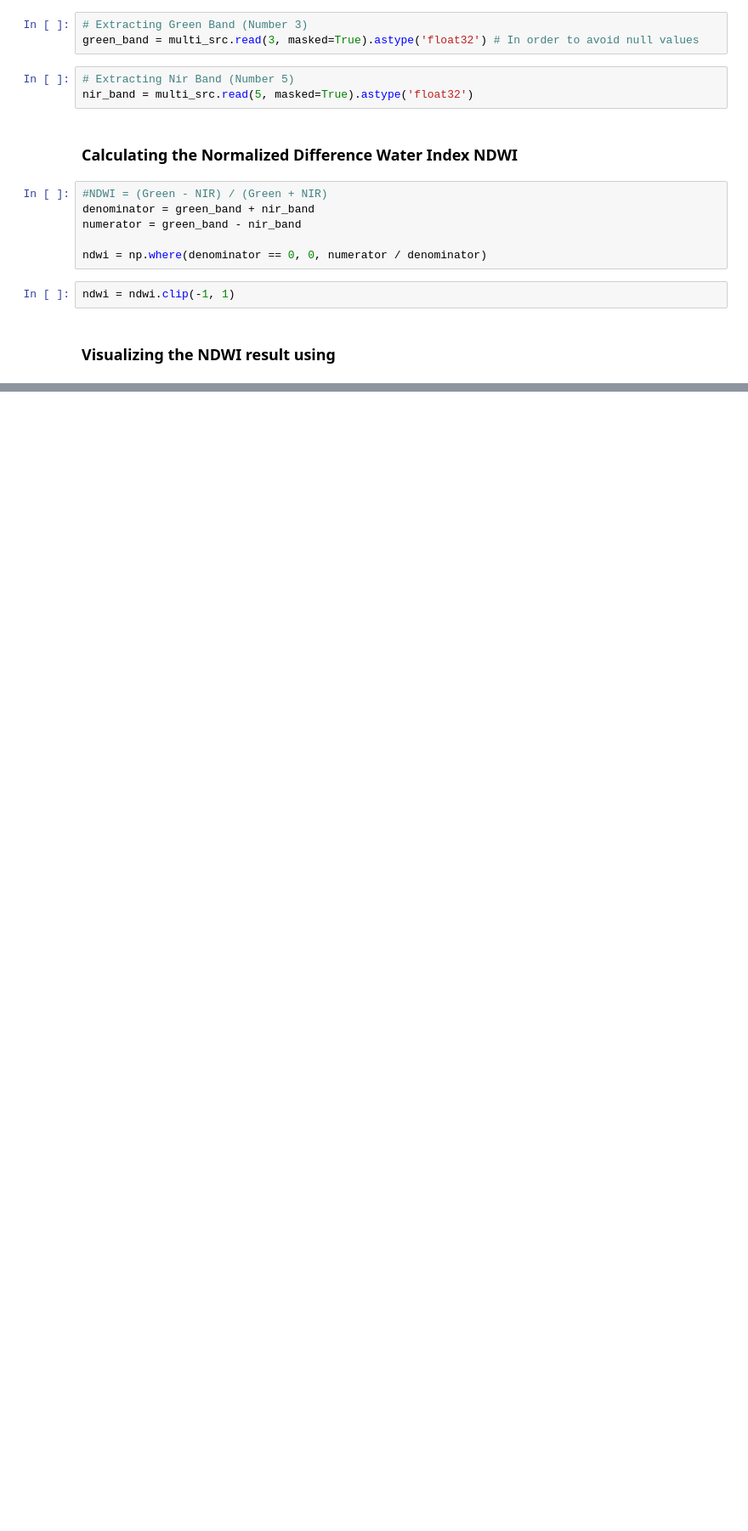
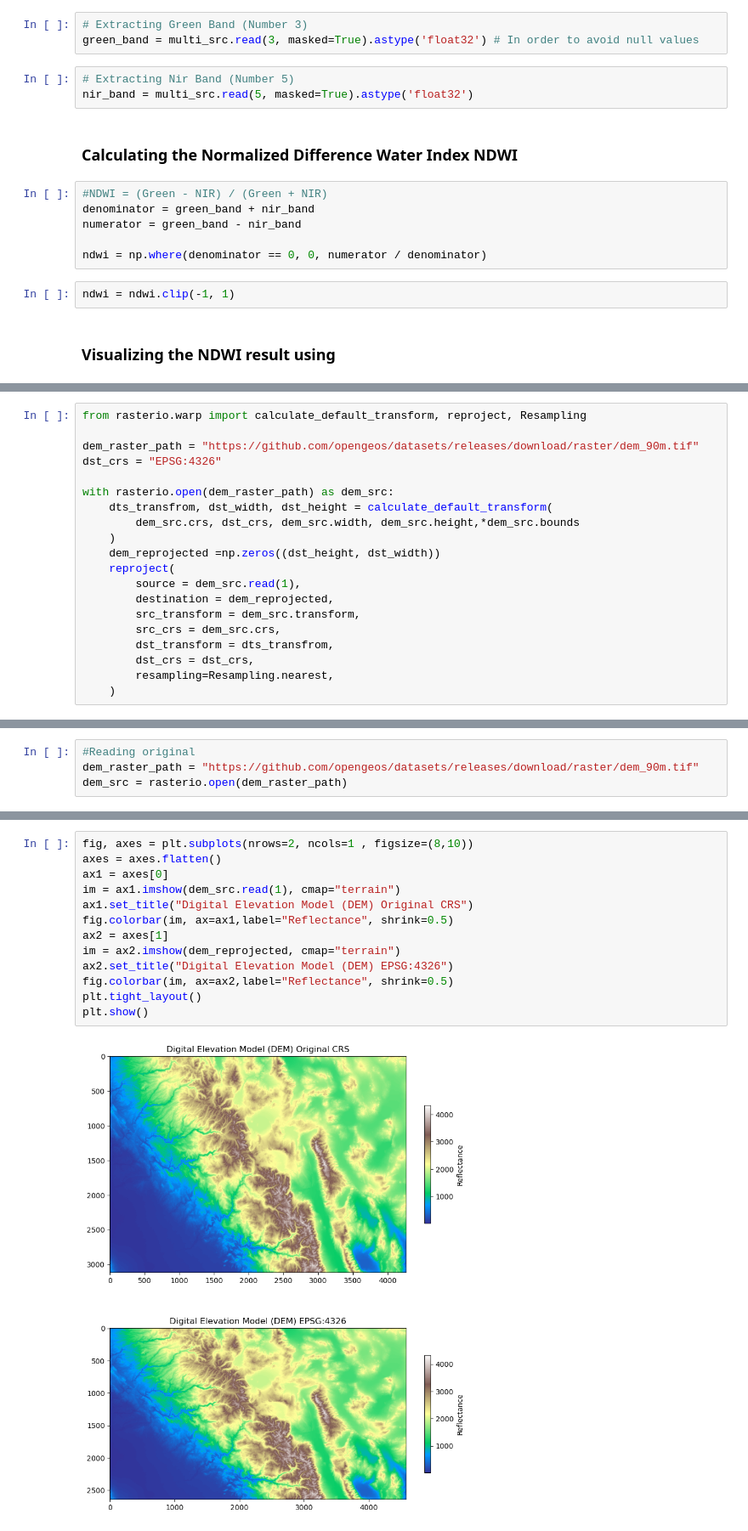
Before and after one commit to ilukep00/gis-programming, a Jupyter notebook: rastermanipulation.ipynb, the cells around one changed output, grey strips where cells are left out. Shown at 85% size. Cells and saved outputs as stored; diff of their text form; blank space fills up the shorter version.

```diff
--- a/rastermanipulation.ipynb
+++ b/rastermanipulation.ipynb
@@ -254,0 +281,20 @@ plt.show()
+# %%
+from rasterio.warp import calculate_default_transform, reproject, Resampling
+
+dem_raster_path = "https://github.com/opengeos/datasets/releases/download/raster/dem_90m.tif"
+dst_crs = "EPSG:4326"
+
+with rasterio.open(dem_raster_path) as dem_src:
+    dts_transfrom, dst_width, dst_height = calculate_default_transform(
+        dem_src.crs, dst_crs, dem_src.width, dem_src.height,*dem_src.bounds
+    )
+    dem_reprojected =np.zeros((dst_height, dst_width))
+    reproject(
+        source = dem_src.read(1),
+        destination = dem_reprojected,
+        src_transform = dem_src.transform,
+        src_crs = dem_src.crs,
+        dst_transform = dts_transfrom,
+        dst_crs = dst_crs,
+        resampling=Resampling.nearest,
+    )
@@ -254,0 +318,4 @@ plt.show()
+# %%
+#Reading original
+dem_raster_path = "https://github.com/opengeos/datasets/releases/download/raster/dem_90m.tif"
+dem_src = rasterio.open(dem_raster_path)
@@ -254,0 +332,15 @@ plt.show()
+# %%
+fig, axes = plt.subplots(nrows=2, ncols=1 , figsize=(8,10))
+axes = axes.flatten()
+ax1 = axes[0]
+im = ax1.imshow(dem_src.read(1), cmap="terrain")
+ax1.set_title("Digital Elevation Model (DEM) Original CRS")
+fig.colorbar(im, ax=ax1,label="Reflectance", shrink=0.5)
+ax2 = axes[1]
+im = ax2.imshow(dem_reprojected, cmap="terrain")
+ax2.set_title("Digital Elevation Model (DEM) EPSG:4326")
+fig.colorbar(im, ax=ax2,label="Reflectance", shrink=0.5)
+plt.tight_layout()
+plt.show()
+# %% [output]
+[figure, added]
```
Also changed, not shown: parts of 14 cells of this notebook.
